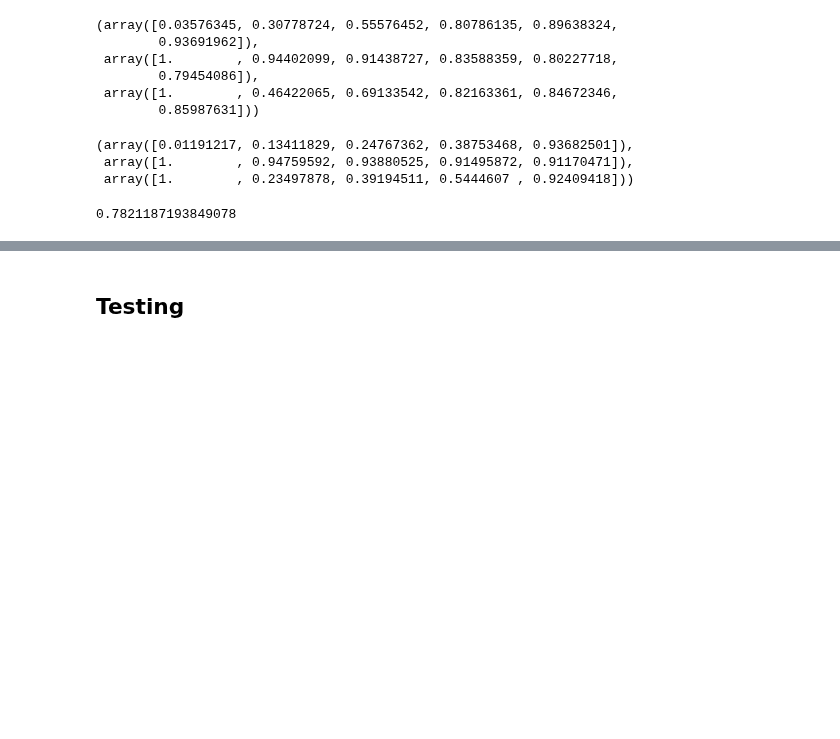
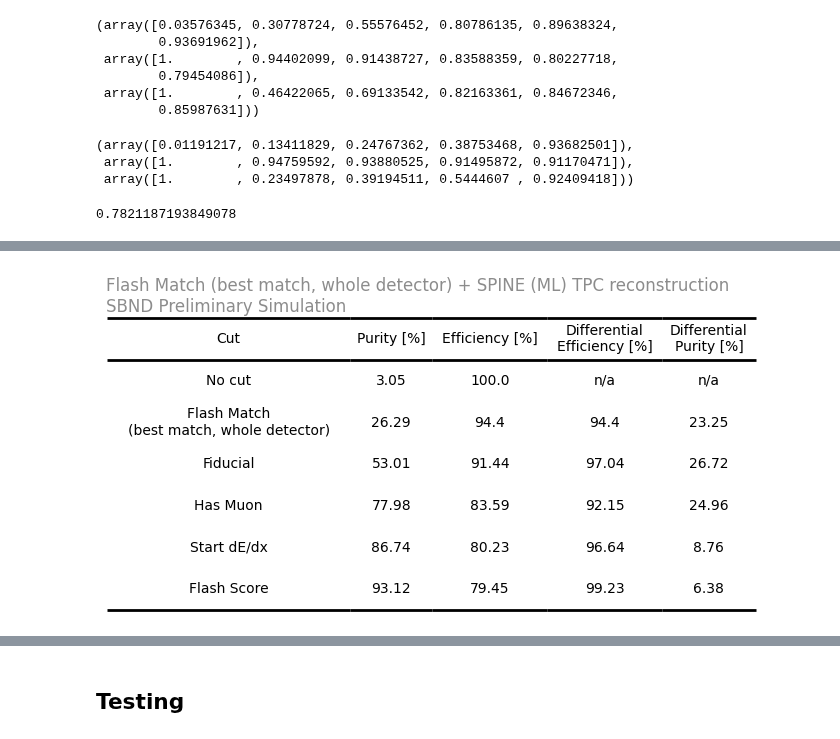
Before and after one commit to sungbinoh/cafpyana, a Jupyter notebook: analysis_village/numuincl/postprocess.ipynb, the cells around one changed output, grey strips where cells are left out. Cells and saved outputs as stored; diff of their text form; code cells hidden in the pictures; blank space fills up the shorter version.

```diff
--- a/analysis_village/numuincl/postprocess.ipynb
+++ b/analysis_village/numuincl/postprocess.ipynb
@@ -660,2 +1201,9 @@ len(_slcs): 21297
+# %%
+fig,ax = plt.subplots(figsize=(7,3))
+ax,table = create_purity_efficiency_table(pur, eff, SPINE_CUT_LABELS, ax)
+plotters.add_label(ax,SPINE_QUALIFIER_PRELIM_LABEL,where=(-0.1,1.16),color='gray',alpha=0.9,fontsize=12)
+plotters.save_plot('pur_eff_table_uncont_spine',fig=fig,folder_name=f'{PLOT_DIR}/spine_uncont')
+# %% [output]
+[figure, added]
 # %%
 cnt = 0
```
Also changed, not shown: parts of 44 cells of this notebook, 4 other files.
